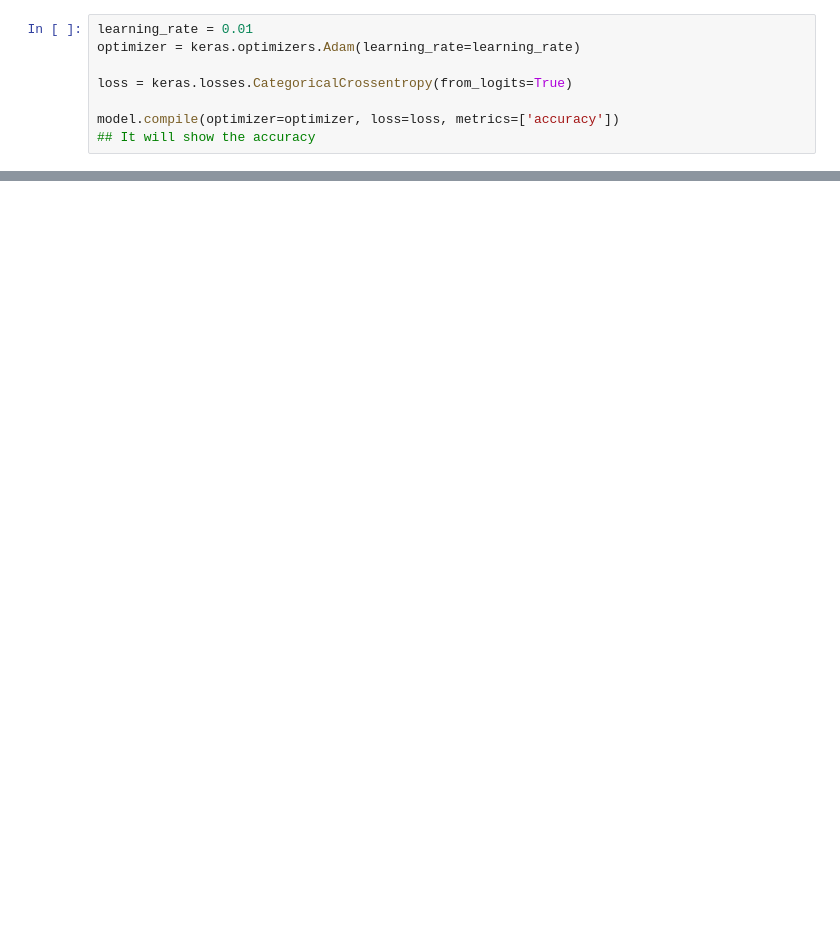
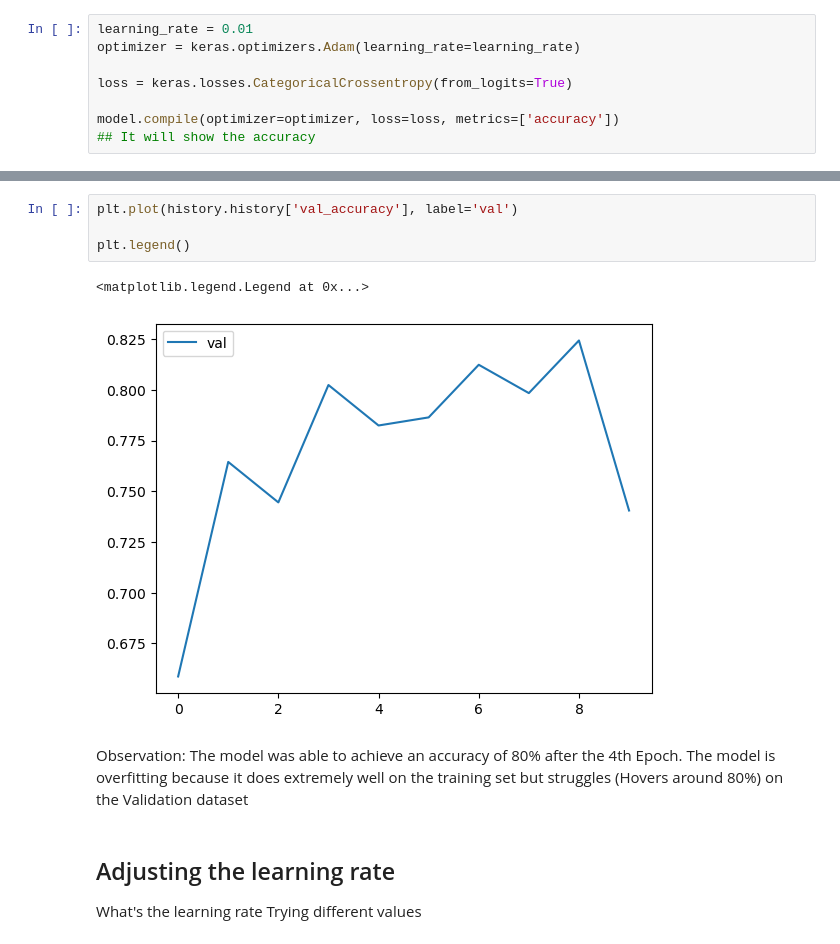
Before and after one commit to EdidiongEsu/mlzoomcamp_learning, a Jupyter notebook: projects/capstone_one/train.ipynb, the cells around one changed output, grey strips where cells are left out. Cells and saved outputs as stored; diff of their text form; blank space fills up the shorter version.

```diff
--- a/projects/capstone_one/train.ipynb
+++ b/projects/capstone_one/train.ipynb
@@ -245,0 +261,13 @@ plt.legend()
+# %%
+plt.plot(history.history['val_accuracy'], label='val')
+
+plt.legend()
+# %% [output]
+<matplotlib.legend.Legend at 0x...>
+[figure, added]
+# %% [markdown]
+Observation: The model was able to achieve an accuracy of 80% after the 4th Epoch. The model is overfitting because it does extremely well on the training set but struggles (Hovers around 80%) on the Validation dataset
+# %% [markdown]
+## Adjusting the learning rate
+What's the learning rate
+Trying different values
```
Also changed, not shown: parts of 20 cells of this notebook.
